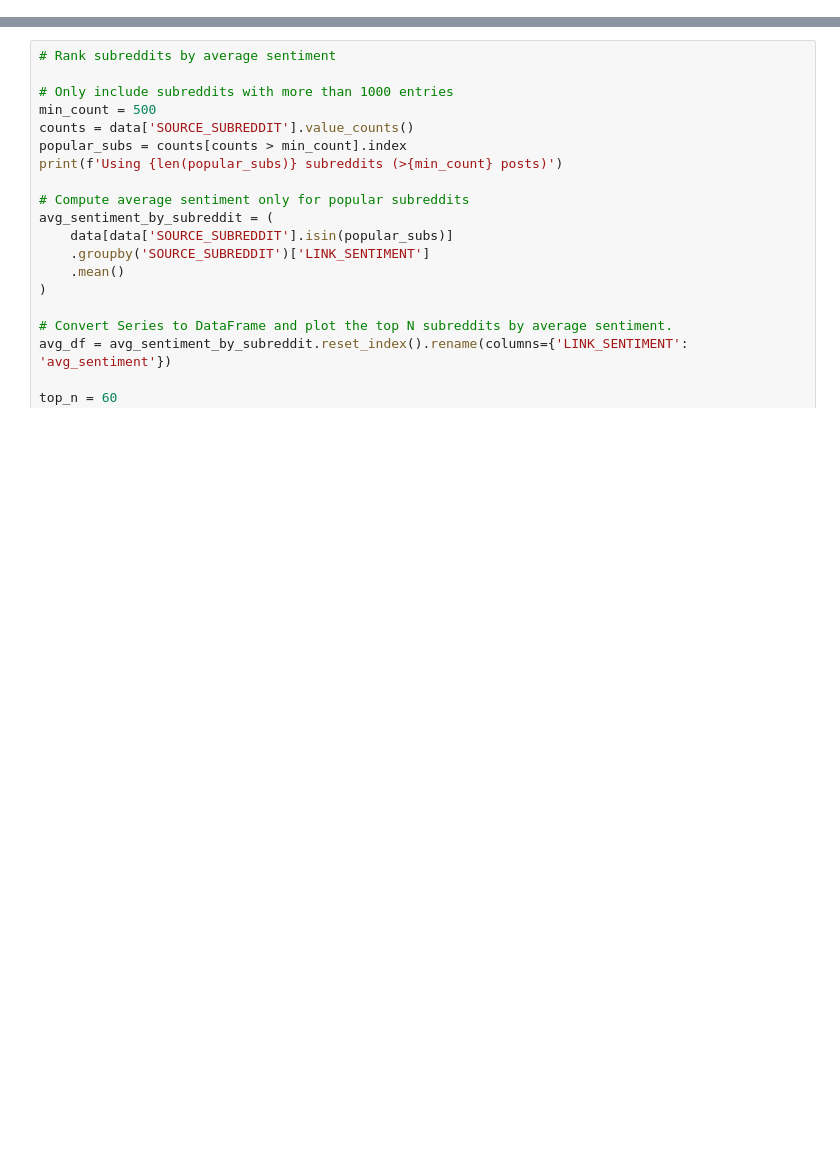
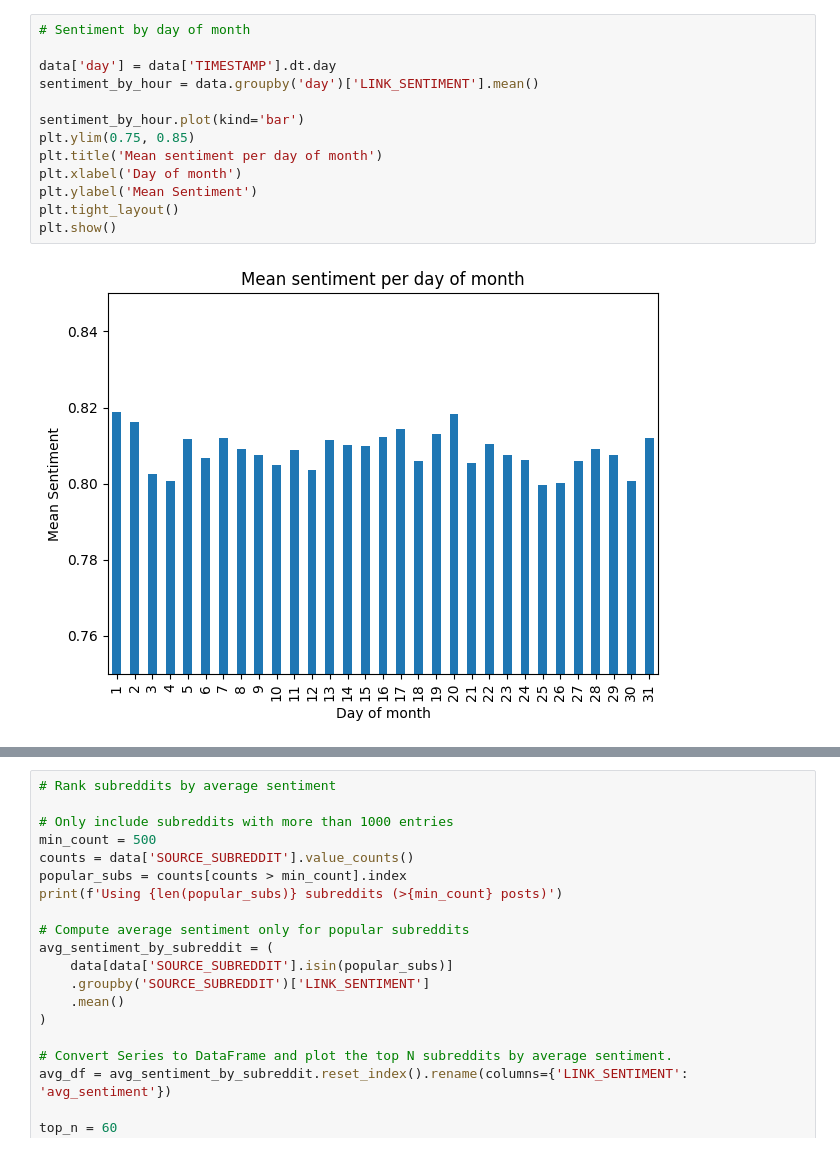
Before and after one commit to epfl-ada/ada-2025-project-othertagada, a Jupyter notebook: robin.ipynb, the cells around one changed output, grey strips where cells are left out. Drawn from its saved outputs; the diff is of its cells as text; blank space fills up the shorter version.

```diff
--- a/robin.ipynb
+++ b/robin.ipynb
@@ -36,0 +38,15 @@ plt.show()
+# %%
+# Sentiment by day of month
+
+data['day'] = data['TIMESTAMP'].dt.day
+sentiment_by_hour = data.groupby('day')['LINK_SENTIMENT'].mean()
+
+sentiment_by_hour.plot(kind='bar')
+plt.ylim(0.75, 0.85)
+plt.title('Mean sentiment per day of month')
+plt.xlabel('Day of month')
+plt.ylabel('Mean Sentiment')
+plt.tight_layout()
+plt.show()
+# %% [output]
+[figure, added]
```
Also changed, not shown: parts of 7 cells of this notebook, 2 other files.
